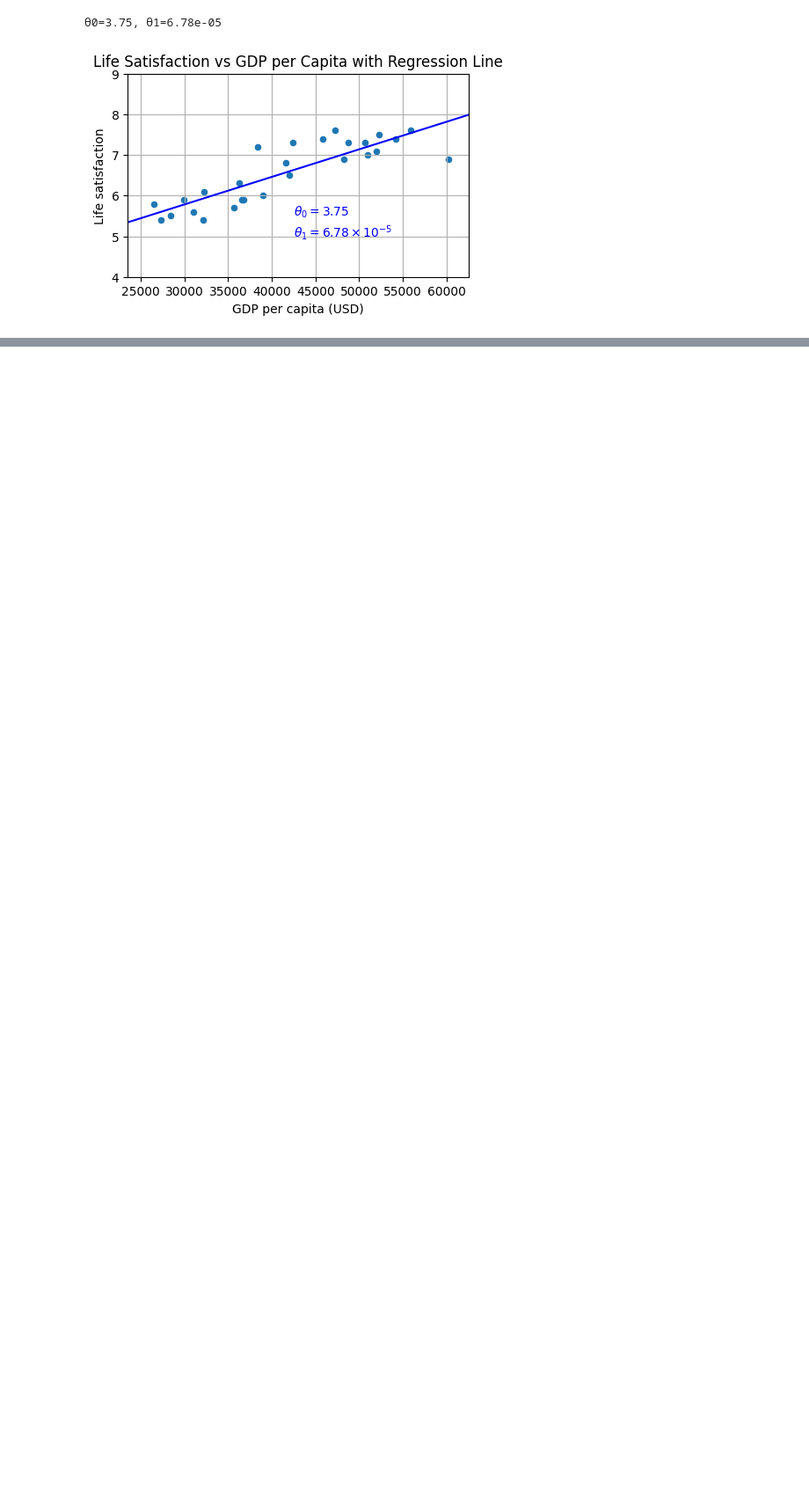
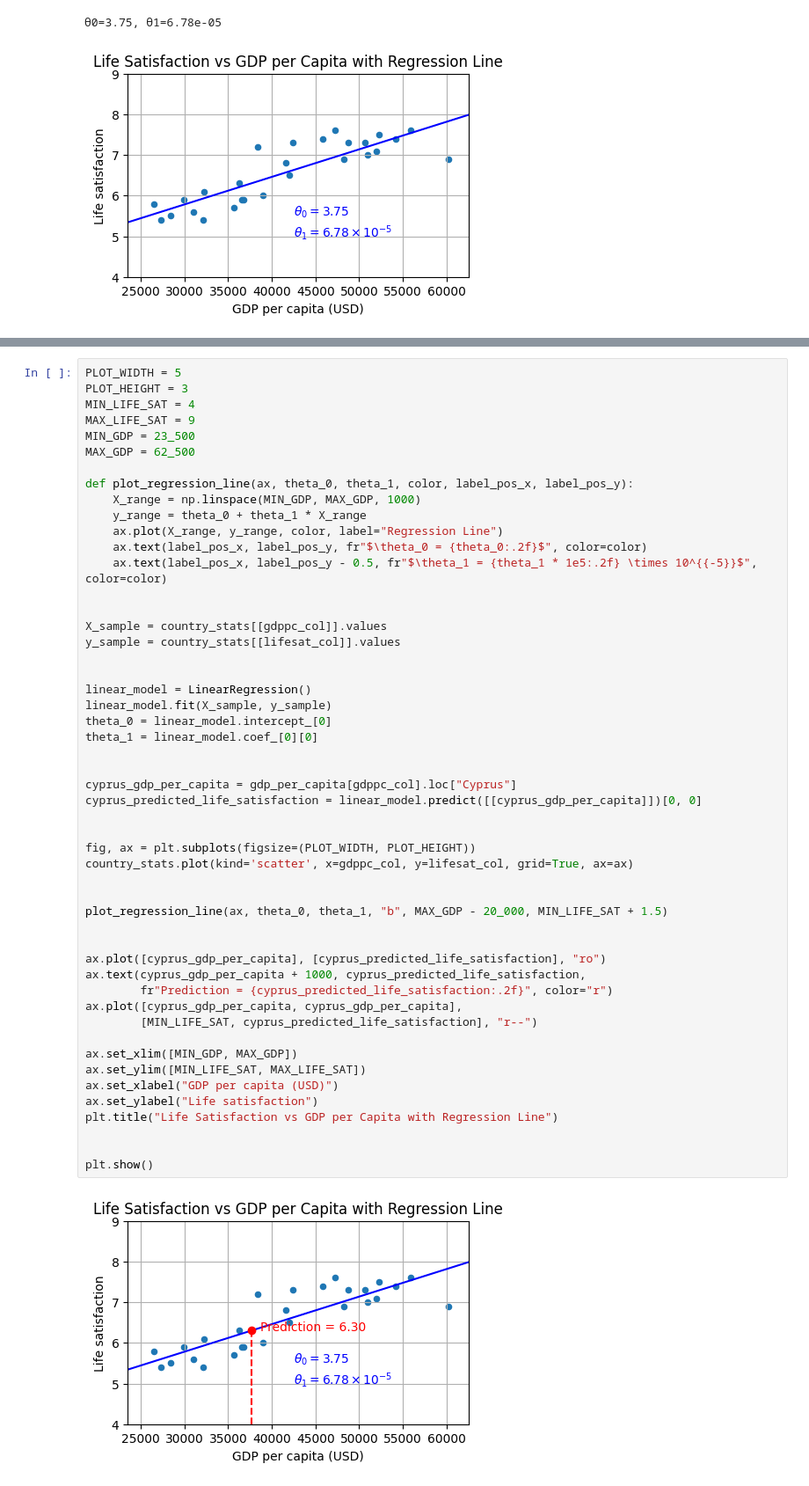
Before and after one commit to iupui-soic/pybootcamp, a Jupyter notebook: Charulata_Chapter_1.ipynb, the cells around one changed output, grey strips where cells are left out. Shown at 88% size. Saved outputs shown, nothing was run; the diff lists cells and outputs as text; blank space fills up the shorter version.

```diff
--- a/Charulata_Chapter_1.ipynb
+++ b/Charulata_Chapter_1.ipynb
@@ -311,0 +317,53 @@ plt.show()
+# %%
+PLOT_WIDTH = 5
+PLOT_HEIGHT = 3
+MIN_LIFE_SAT = 4
+MAX_LIFE_SAT = 9
+MIN_GDP = 23_500
+MAX_GDP = 62_500
+
+def plot_regression_line(ax, theta_0, theta_1, color, label_pos_x, label_pos_y):
+    X_range = np.linspace(MIN_GDP, MAX_GDP, 1000)
+    y_range = theta_0 + theta_1 * X_range
+    ax.plot(X_range, y_range, color, label="Regression Line")
+    ax.text(label_pos_x, label_pos_y, fr"$\theta_0 = {theta_0:.2f}$", color=color)
+    ax.text(label_pos_x, label_pos_y - 0.5, fr"$\theta_1 = {theta_1 * 1e5:.2f} \times 10^{{-5}}$", color=color)
+
+
+X_sample = country_stats[[gdppc_col]].values
+y_sample = country_stats[[lifesat_col]].values
+
+
+linear_model = LinearRegression()
+linear_model.fit(X_sample, y_sample)
+theta_0 = linear_model.intercept_[0]
+theta_1 = linear_model.coef_[0][0]
+
+
+cyprus_gdp_per_capita = gdp_per_capita[gdppc_col].loc["Cyprus"]
+cyprus_predicted_life_satisfaction = linear_model.predict([[cyprus_gdp_per_capita]])[0, 0]
+
+
+fig, ax = plt.subplots(figsize=(PLOT_WIDTH, PLOT_HEIGHT))
+country_stats.plot(kind='scatter', x=gdppc_col, y=lifesat_col, grid=True, ax=ax)
+
+
+plot_regression_line(ax, theta_0, theta_1, "b", MAX_GDP - 20_000, MIN_LIFE_SAT + 1.5)
+
+
+ax.plot([cyprus_gdp_per_capita], [cyprus_predicted_life_satisfaction], "ro")
+ax.text(cyprus_gdp_per_capita + 1000, cyprus_predicted_life_satisfaction,
+        fr"Prediction = {cyprus_predicted_life_satisfaction:.2f}", color="r")
+ax.plot([cyprus_gdp_per_capita, cyprus_gdp_per_capita],
+        [MIN_LIFE_SAT, cyprus_predicted_life_satisfaction], "r--")
+
+ax.set_xlim([MIN_GDP, MAX_GDP])
+ax.set_ylim([MIN_LIFE_SAT, MAX_LIFE_SAT])
+ax.set_xlabel("GDP per capita (USD)")
+ax.set_ylabel("Life satisfaction")
+plt.title("Life Satisfaction vs GDP per Capita with Regression Line")
+
+
+plt.show()
+# %% [output]
+[figure, added]
```
Also changed, not shown: parts of 9 cells of this notebook.
